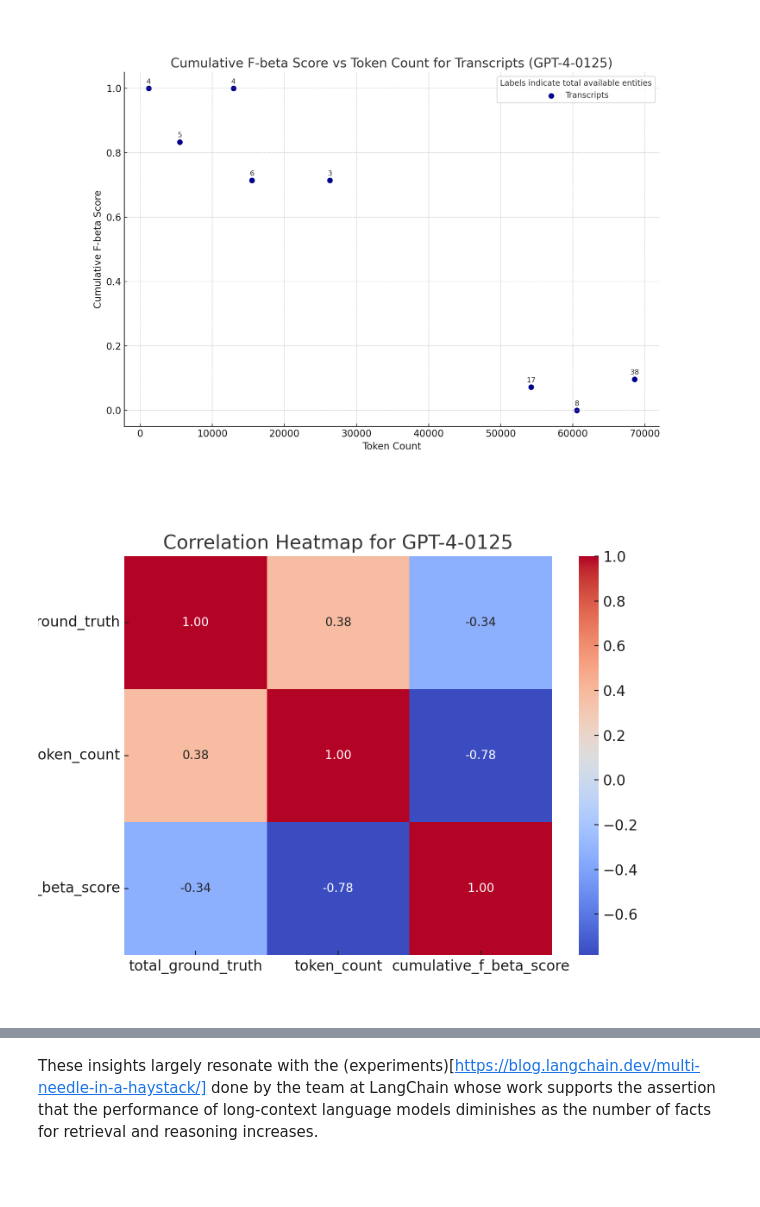
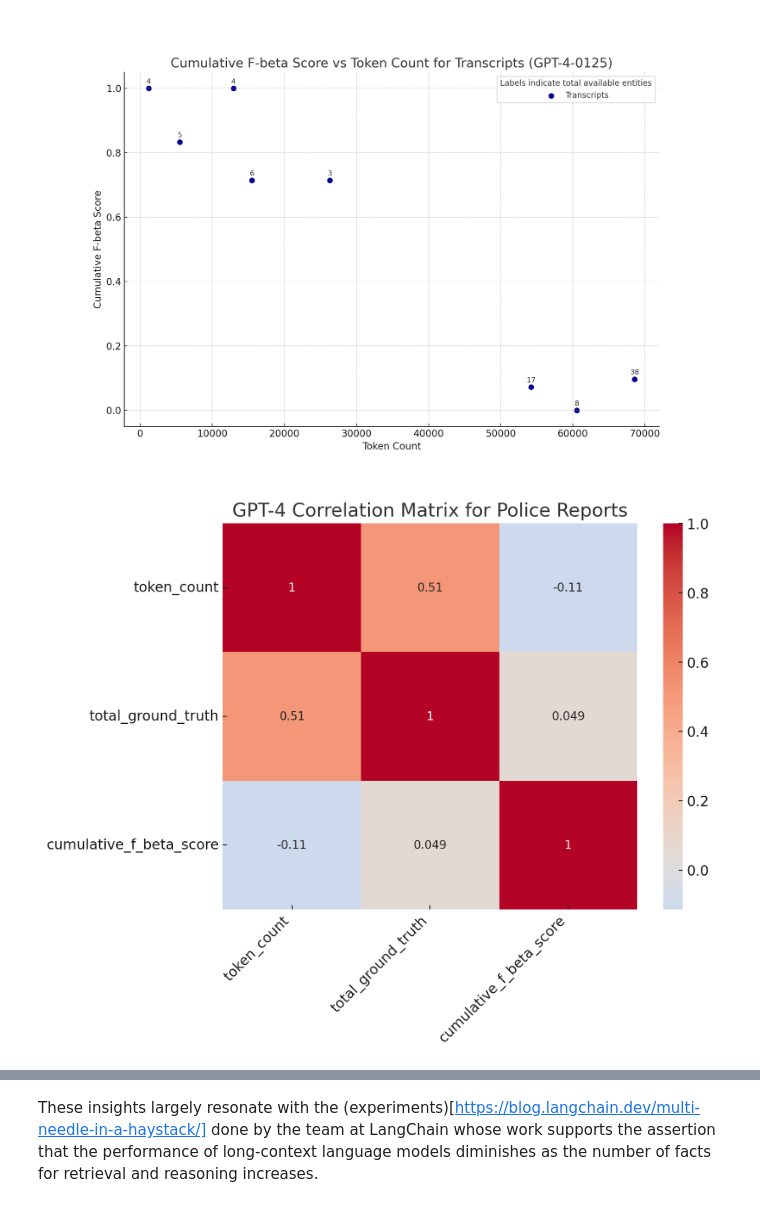
Before and after one commit to ipno-llead/US-IPNO-exonerations, a Jupyter notebook: write/HRDAG-tech-corner/blog-post-2/write/iteration-3.ipynb, the cells around one changed output, grey strips where cells are left out. Cells and saved outputs as stored; diff of their text form; code cells hidden in the pictures; blank space fills up the shorter version.

```diff
--- a/write/HRDAG-tech-corner/blog-post-2/write/iteration-3.ipynb
+++ b/write/HRDAG-tech-corner/blog-post-2/write/iteration-3.ipynb
@@ -187,6 +218,6 @@ Image(filename='../graphs/transcripts_gpt-4-0125.png')
 # %% [output]
 [figure]
 # %%
-Image(filename='../graphs/gpt4_0125_heatmap.png')
+Image(filename='../graphs/gpt4_reports_correlation_heatmap.png')
 # %% [output]
-[figure, old version]
+[figure, new version]
```
Also changed, not shown: parts of 11 cells of this notebook, 4 other files.
